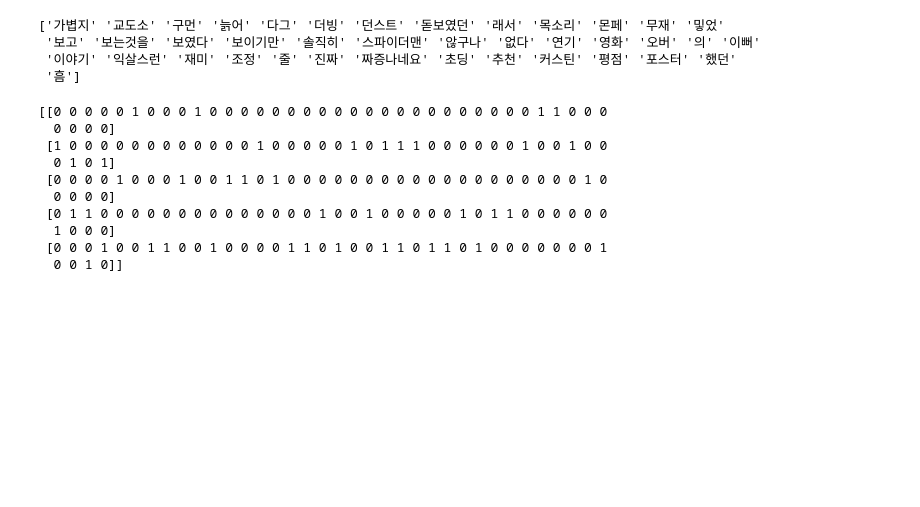
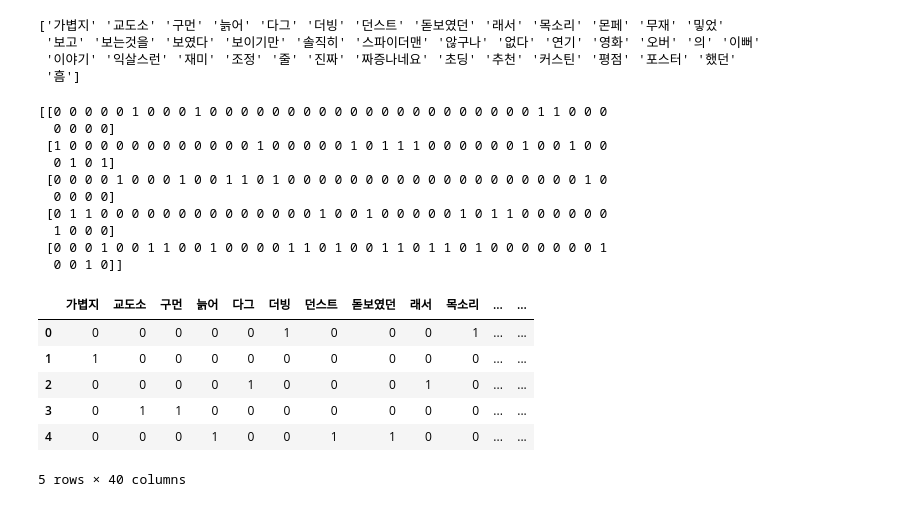
Before and after one commit to Vegetuna/Github_Team_SH, a Jupyter notebook: 251020/01_NLP.ipynb, the cells around one changed output. Saved outputs shown, nothing was run; the diff lists cells and outputs as text; code cells hidden in the pictures; blank space fills up the shorter version.

```diff
--- a/251020/01_NLP.ipynb
+++ b/251020/01_NLP.ipynb
@@ -520,3 +520,16 @@ print(x_okt.toarray())
   1 0 0 0]
  [0 0 0 1 0 0 1 1 0 0 1 0 0 0 0 1 1 0 1 0 0 1 1 0 1 1 0 1 0 0 0 0 0 0 0 1
   0 0 1 0]]
+# %%
+pd.DataFrame(
+    x_okt.toarray(),
+    columns=vectorizer_okt.get_feature_names_out()
+)
+# %% [output]
+|  | 가볍지 | 교도소 | 구먼 | 늙어 | 다그 | 더빙 | 던스트 | 돋보였던 | 래서 | 목소리 | ... | ... |
+| 0 | 0 | 0 | 0 | 0 | 0 | 1 | 0 | 0 | 0 | 1 | ... | ... |
+| 1 | 1 | 0 | 0 | 0 | 0 | 0 | 0 | 0 | 0 | 0 | ... | ... |
+| 2 | 0 | 0 | 0 | 0 | 1 | 0 | 0 | 0 | 1 | 0 | ... | ... |
+| 3 | 0 | 1 | 1 | 0 | 0 | 0 | 0 | 0 | 0 | 0 | ... | ... |
+| 4 | 0 | 0 | 0 | 1 | 0 | 0 | 1 | 1 | 0 | 0 | ... | ... |
+5 rows × 40 columns
```
